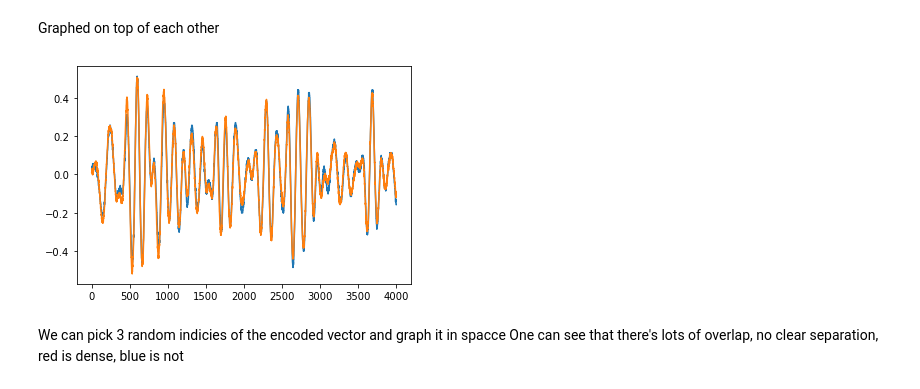
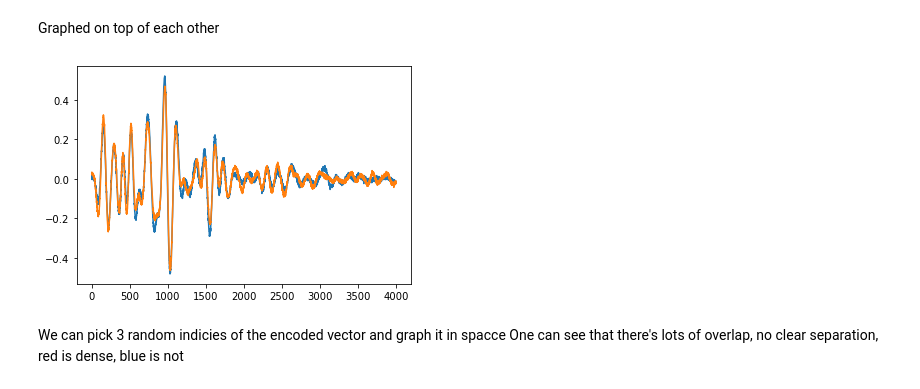
Before and after one commit to kairos310/ultrasound_classification, a Jupyter notebook: autoencoder.ipynb, the cells around one changed output. Drawn from its saved outputs; the diff is of its cells as text; code cells hidden in the pictures.

```diff
--- a/autoencoder.ipynb
+++ b/autoencoder.ipynb
@@ -162,11 +169,11 @@ plt.show()
 # %% [markdown]
 Graphed on top of each other
 # %%
-plt.plot(x_train[34])
-plt.plot(decoded_imgs[34])
+plt.plot(x_train[0])
+plt.plot(decoded_imgs[0])
 plt.show()
 # %% [output]
-[figure, old version]
+[figure, new version]
 # %% [markdown]
 We can pick 3 random indicies of the encoded vector and graph it in spacce
 One can see that there's lots of overlap, no clear separation, red is dense, blue is not
```
Also changed, not shown: parts of 14 cells of this notebook, 4 other files.
